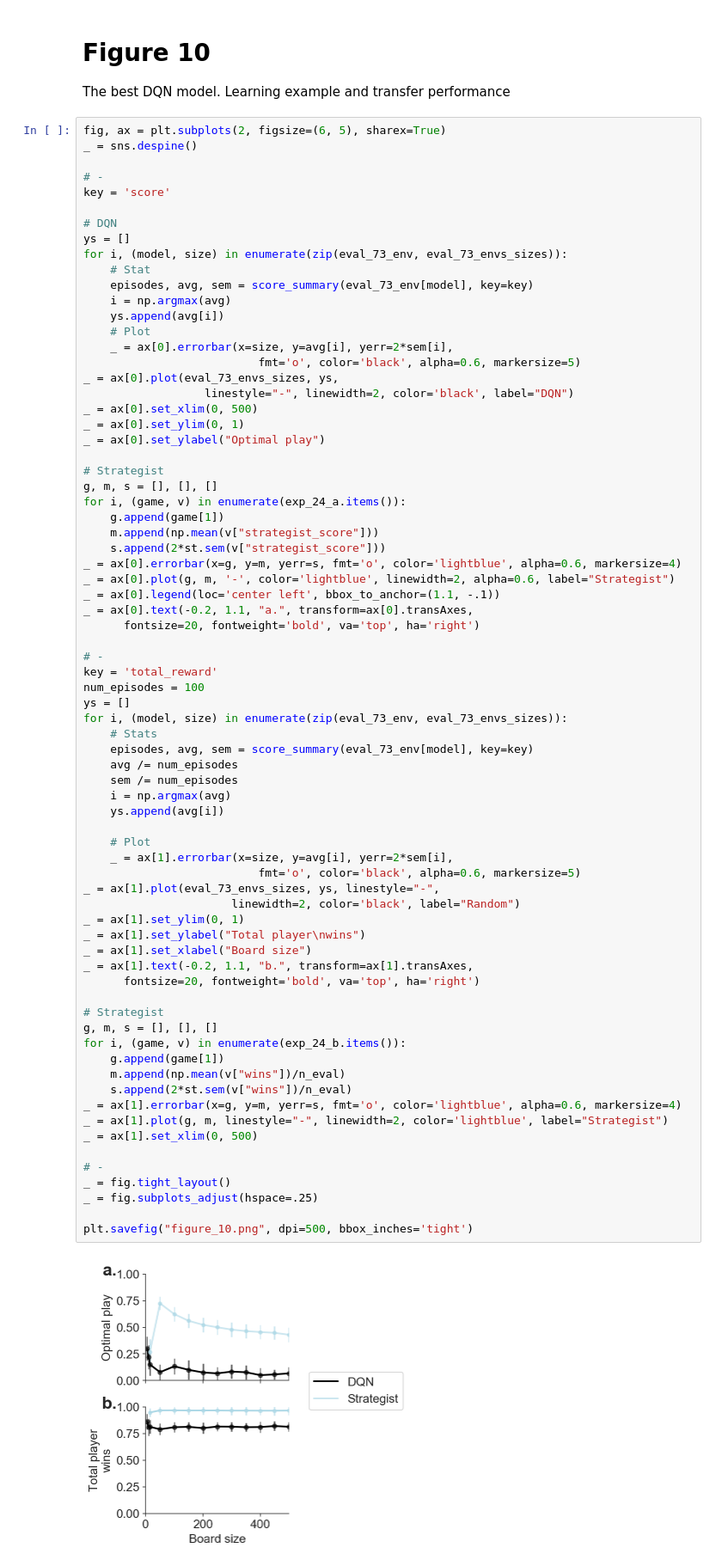
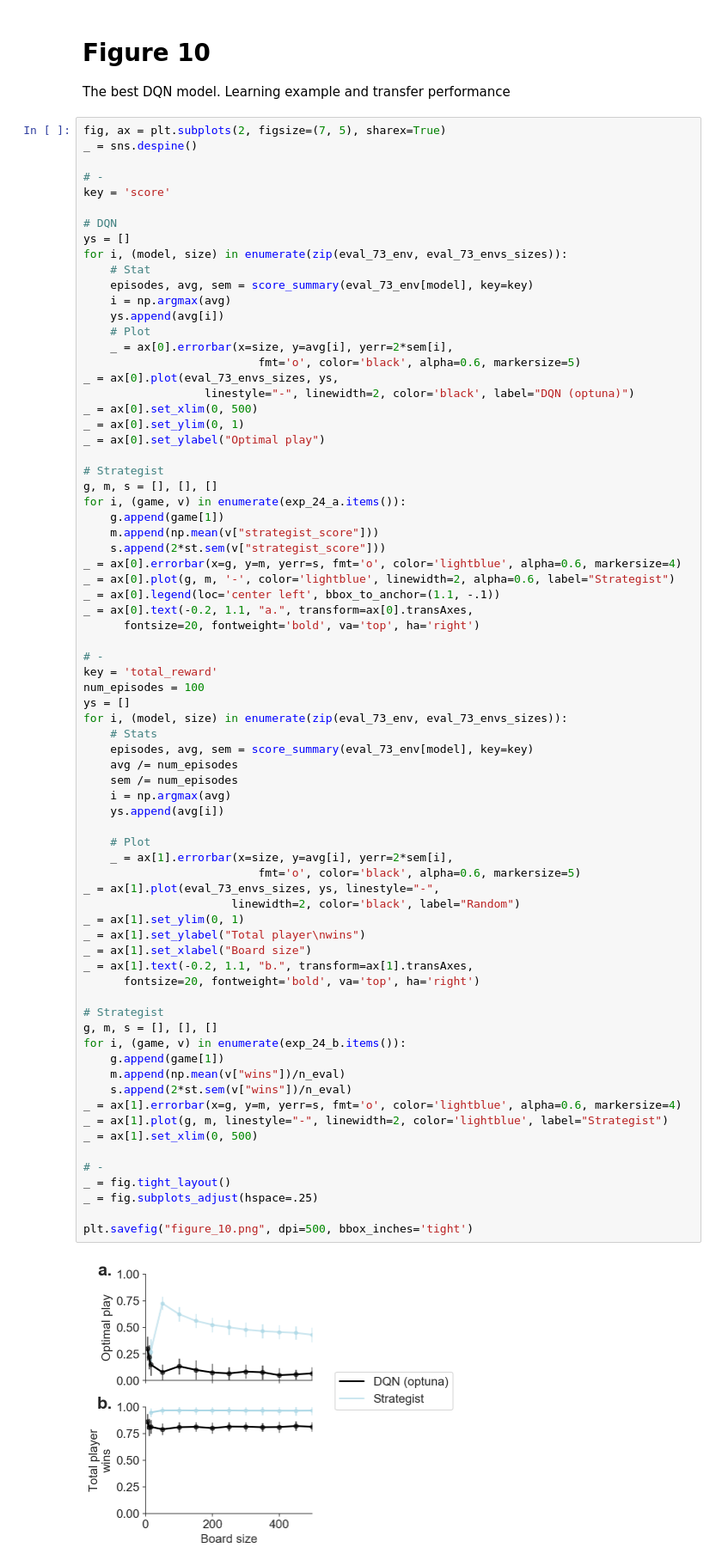
Before and after one commit to CoAxLab/azad, a Jupyter notebook: notebooks/figures.ipynb, the cells around one changed output. Shown at 86% size. Cells and saved outputs as stored; diff of their text form.

```diff
--- a/notebooks/figures.ipynb
+++ b/notebooks/figures.ipynb
@@ -1233,7 +1233,7 @@ plt.savefig("figure_9.png", dpi=500, bbox_inches='tight')
 
 The best DQN model. Learning example and transfer performance
 # %%
-fig, ax = plt.subplots(2, figsize=(6, 5), sharex=True)
+fig, ax = plt.subplots(2, figsize=(7, 5), sharex=True)
 _ = sns.despine()
 
 # -
@@ -1250,7 +1250,7 @@ for i, (model, size) in enumerate(zip(eval_73_env, eval_73_envs_sizes)):
     _ = ax[0].errorbar(x=size, y=avg[i], yerr=2*sem[i],
                           fmt='o', color='black', alpha=0.6, markersize=5)
 _ = ax[0].plot(eval_73_envs_sizes, ys,
-                  linestyle="-", linewidth=2, color='black', label="DQN")
+                  linestyle="-", linewidth=2, color='black', label="DQN (optuna)")
 _ = ax[0].set_xlim(0, 500)
 _ = ax[0].set_ylim(0, 1)
 _ = ax[0].set_ylabel("Optimal play")
@@ -1279,31 +1279,31 @@ for i, (model, size) in enumerate(zip(eval_73_env, eval_73_envs_sizes)):
     i = np.argmax(avg)
     ys.append(avg[i])
 
     # Plot
     _ = ax[1].errorbar(x=size, y=avg[i], yerr=2*sem[i],
                           fmt='o', color='black', alpha=0.6, markersize=5)
 _ = ax[1].plot(eval_73_envs_sizes, ys, linestyle="-",
                       linewidth=2, color='black', label="Random")
 _ = ax[1].set_ylim(0, 1)
 _ = ax[1].set_ylabel("Total player\nwins")
 _ = ax[1].set_xlabel("Board size")
 _ = ax[1].text(-0.2, 1.1, "b.", transform=ax[1].transAxes,
       fontsize=20, fontweight='bold', va='top', ha='right')
 
 # Strategist
 g, m, s = [], [], []
 for i, (game, v) in enumerate(exp_24_b.items()):
     g.append(game[1])
     m.append(np.mean(v["wins"])/n_eval)
     s.append(2*st.sem(v["wins"])/n_eval)
 _ = ax[1].errorbar(x=g, y=m, yerr=s, fmt='o', color='lightblue', alpha=0.6, markersize=4)
 _ = ax[1].plot(g, m, linestyle="-", linewidth=2, color='lightblue', label="Strategist")
 _ = ax[1].set_xlim(0, 500)
 
 # -
 _ = fig.tight_layout()
 _ = fig.subplots_adjust(hspace=.25)
 
 plt.savefig("figure_10.png", dpi=500, bbox_inches='tight')
 # %% [output]
-[figure, old version]
+[figure, new version]
```
